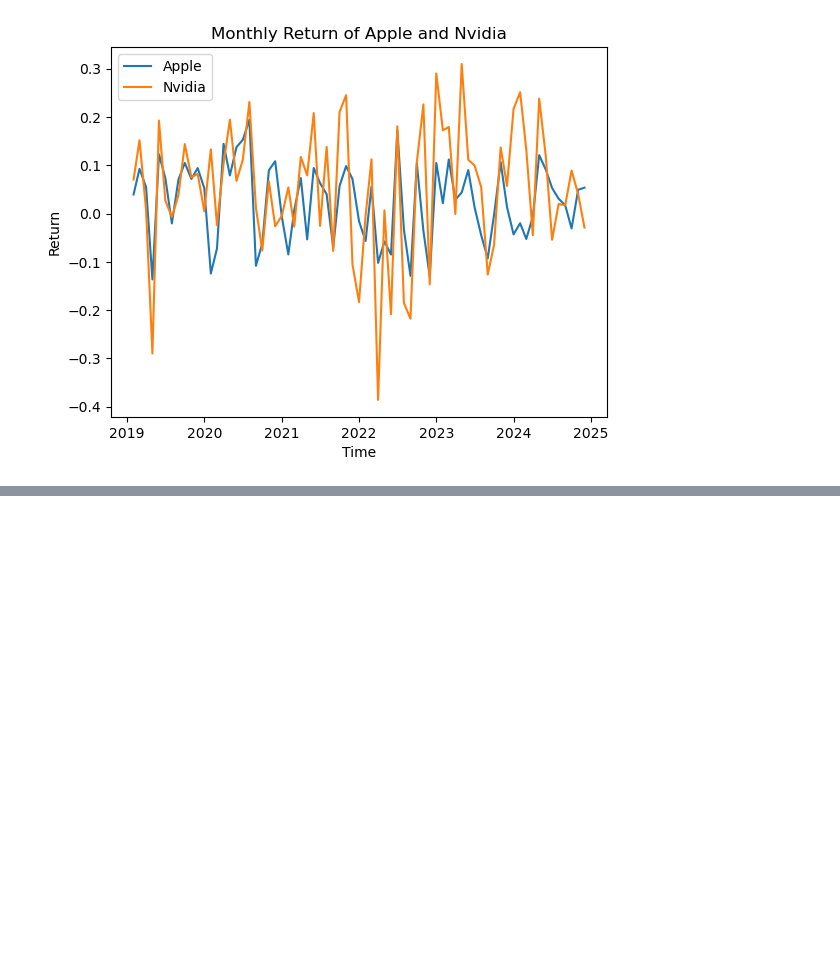
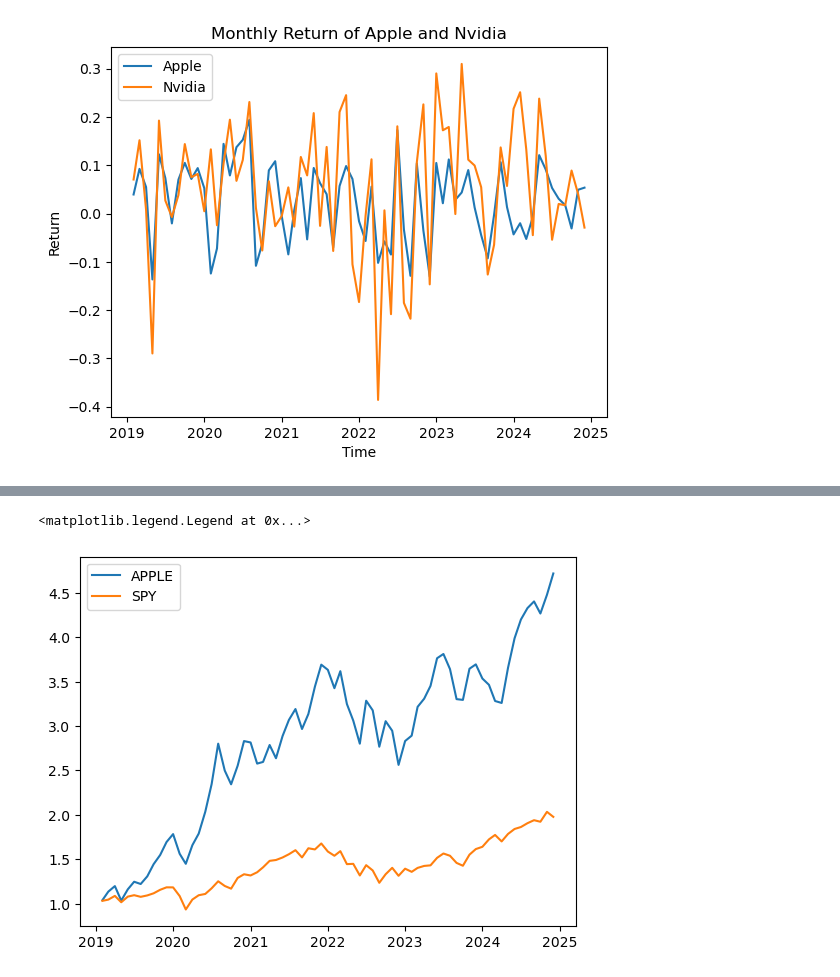
Before and after one commit to linxian963/Financial-Modeling-FINC-305, a Jupyter notebook: Pre-sec/prep.ipynb, the cells around one changed output, grey strips where cells are left out. Cells and saved outputs as stored; diff of their text form; code cells hidden in the pictures; blank space fills up the shorter version.

```diff
--- a/Pre-sec/prep.ipynb
+++ b/Pre-sec/prep.ipynb
@@ -387,0 +440,11 @@ plt.show()
+# %%
+#it's hard to see which security is a better option. One of ways to compare the performance is checking the cummulative return (or holding period return) of these two securities.
+
+# recap for the formula, HPR = (1+r_1)(1+r_2)...(1+r_n)
+
+
+returns["aapl_cum"] = (1 + returns["AAPL"]).cumprod()
+
+returns["spy_cum"] =  (1 + returns["SPY"]).cumprod()
+
+returns
@@ -387,0 +476,10 @@ plt.show()
+# %%
+#now we can graph these two cumulative retrun or HPR and see the performance of investing Apple and SPY only, respectively
+
+plt.plot(returns["aapl_cum"], label = "APPLE")
+plt.plot(returns["spy_cum"], label = "SPY")
+
+plt.legend()
+# %% [output]
+<matplotlib.legend.Legend at 0x...>
+[figure, added]
```
Also changed, not shown: parts of 8 cells of this notebook, 2 other files.
